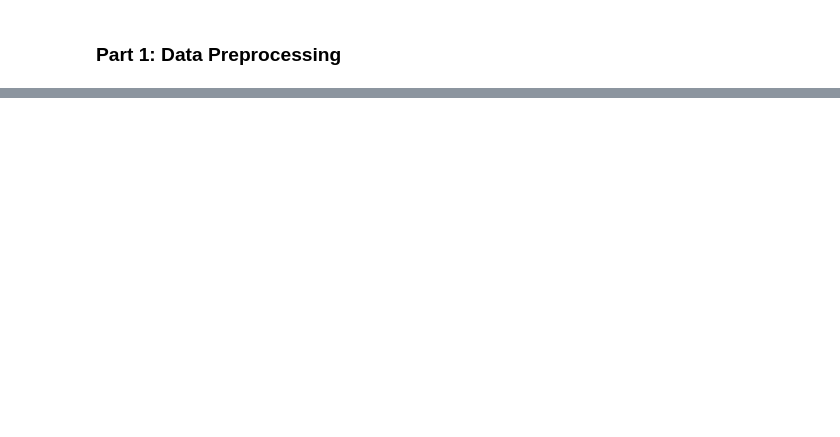
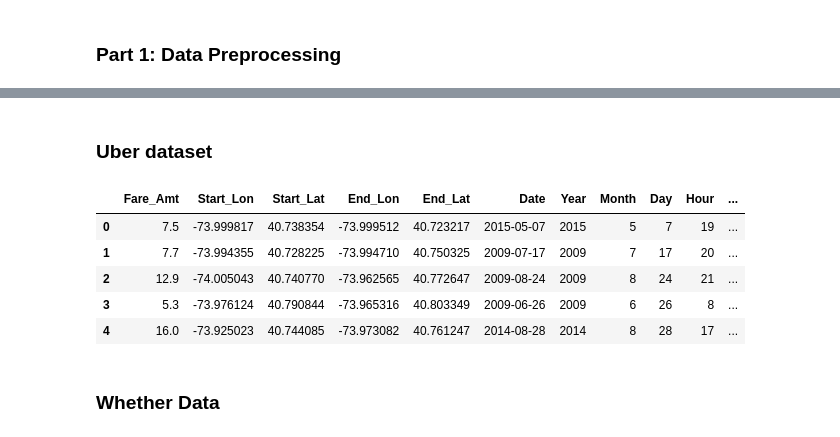
Before and after one commit to powerzbt/NYC_taxi_Trip_Analysis, a Jupyter notebook: Final Project.ipynb, the cells around one changed output, grey strips where cells are left out. Drawn from its saved outputs; the diff is of its cells as text; code cells hidden in the pictures; blank space fills up the shorter version.

Commit message:
Update Final Project.ipynb
Completed Part 2, which covered data storage.

```diff
--- a/Final Project.ipynb
+++ b/Final Project.ipynb
@@ -136,0 +301,16 @@ Processing 2009-12
+# %%
+def add_distance_features(data: pd.DataFrame) -> pd.DataFrame:
+    """
+    Add columns to a Pandas dataframe with distance-related features calculated using the haversine distance formula.
+
+    Args:
+        data (pd.DataFrame): The dataframe to which distance-related features will be added.
+
+    Returns:
+        pd.DataFrame: The dataframe with new columns for distance-related features.
+    """
+    # apply the haversine_distance function to each row of the dataframe to calculate the distance between the start and end coordinates
+    data['Real_Distance'] = data.apply(lambda row: haversine_distance(row["Start_Lat"], row["Start_Lon"], row["End_Lat"], row["End_Lon"]), axis=1)
+
+    # return the dataframe with the new columns added
+    return data
@@ -136,0 +332,4 @@ Processing 2009-12
+# %% [markdown]
+### Uber dataset
+# %%
+uber_data = pd.read_csv("uber_rides_sample.csv")
@@ -136,0 +381,32 @@ Processing 2009-12
+# %%
+def get_uber_data() -> pd.DataFrame:
+    # Load and clean the Uber dataset, and add distance features to the dataset
+    uber_dataframe = load_and_clean_uber_data(uber_data)
+    add_distance_features(uber_dataframe)
+
+    # Remove unnecessary columns from the dataset, and convert the 'Pickup' column to datetime format
+    uber_dataframe.drop(columns=["Start_point", "End_point"], inplace=True)
+    uber_dataframe["Pickup"] = pd.to_datetime(uber_dataframe["Pickup"])
+
+    # Extract date from the 'Pickup' column and create a new column 'Pickup_Date'
+    uber_dataframe['Pickup_Date'] = uber_dataframe['Pickup'].dt.date
+
+    # Convert the 'Hour' and 'DayofWeek' columns to integers, and rename the 'Real_Distance' column to 'Trip_distance'
+    uber_dataframe['Hour'] = uber_dataframe['Hour'].astype(int)
+    uber_dataframe['DayofWeek'] = uber_dataframe['DayofWeek'].astype(int)
+    uber_dataframe.rename(columns={'Real_Distance': 'Trip_distance'}, inplace=True)
+
+    return uber_dataframe
+# %%
+uber_dataset = get_uber_data()
+# %%
+uber_dataset.head()
+# %% [output]
+|  | Fare_Amt | Start_Lon | Start_Lat | End_Lon | End_Lat | Date | Year | Month | Day | Hour | ... |
+| 0 | 7.5 | -73.999817 | 40.738354 | -73.999512 | 40.723217 | 2015-05-07 | 2015 | 5 | 7 | 19 | ... |
+| 1 | 7.7 | -73.994355 | 40.728225 | -73.994710 | 40.750325 | 2009-07-17 | 2009 | 7 | 17 | 20 | ... |
+| 2 | 12.9 | -74.005043 | 40.740770 | -73.962565 | 40.772647 | 2009-08-24 | 2009 | 8 | 24 | 21 | ... |
+| 3 | 5.3 | -73.976124 | 40.790844 | -73.965316 | 40.803349 | 2009-06-26 | 2009 | 6 | 26 | 8 | ... |
+| 4 | 16.0 | -73.925023 | 40.744085 | -73.973082 | 40.761247 | 2014-08-28 | 2014 | 8 | 28 | 17 | ... |
+# %% [markdown]
+### Whether Data
```
Also changed, not shown: parts of 41 cells of this notebook.
